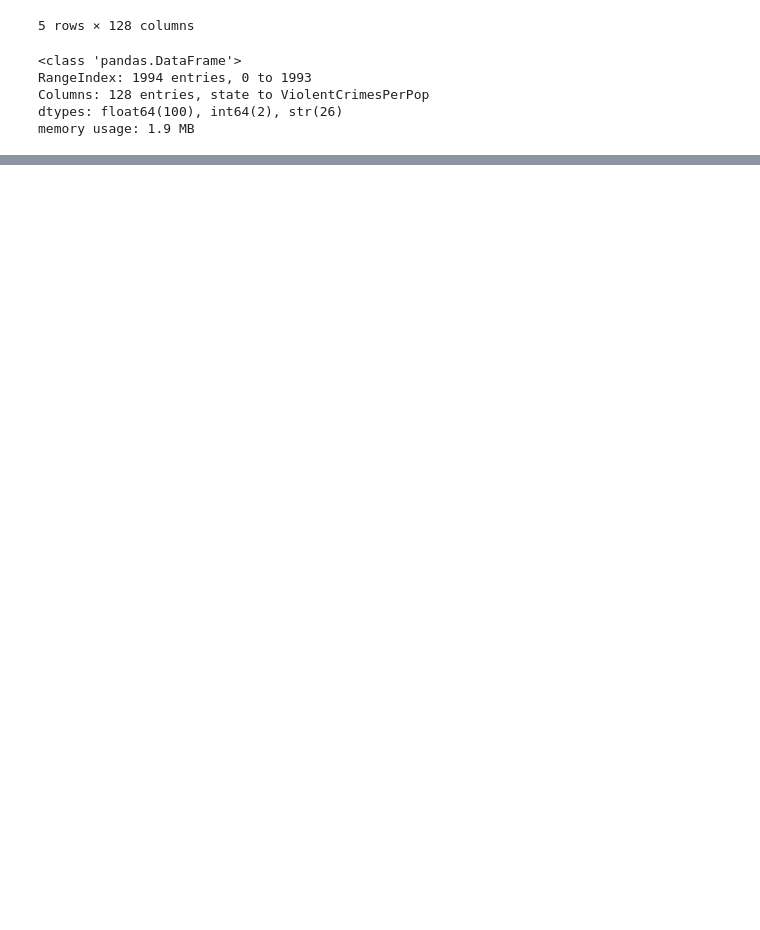
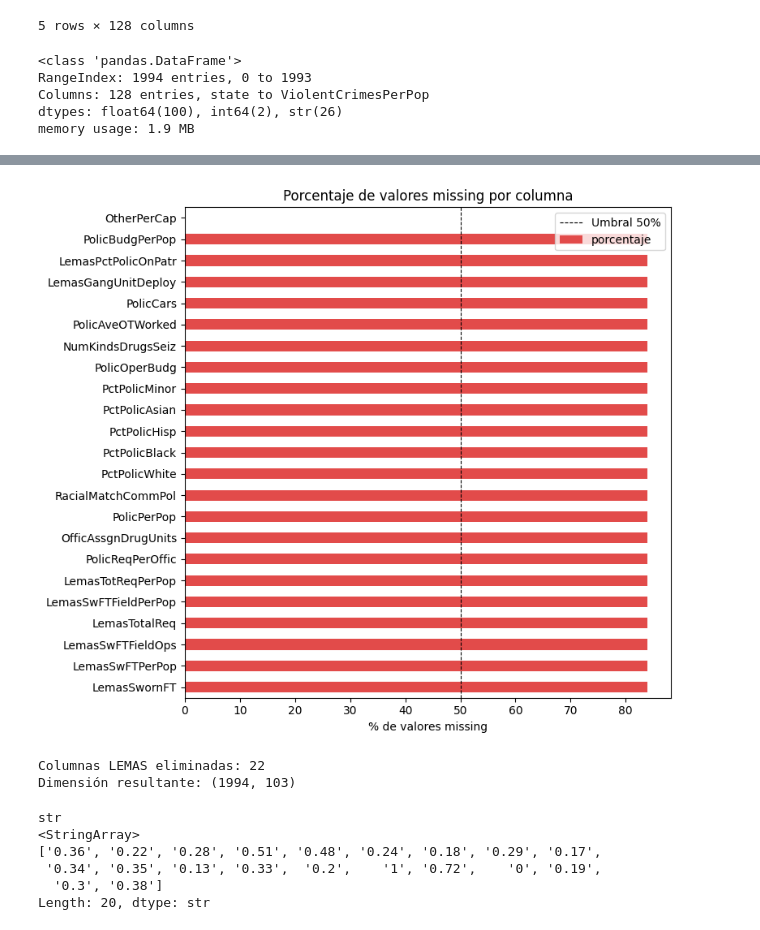
Before and after one commit to olarteViviana/ProyectoII, a Jupyter notebook: communities_and_crime_ucirepo.ipynb, the cells around one changed output, grey strips where cells are left out. Cells and saved outputs as stored; diff of their text form; code cells hidden in the pictures; blank space fills up the shorter version.

```diff
--- a/communities_and_crime_ucirepo.ipynb
+++ b/communities_and_crime_ucirepo.ipynb
@@ -119,0 +132,23 @@ memory usage: 1.9 MB
+# %%
+
+import pandas as pd
+
+missing = df.isnull().sum()
+
+missing_pct = (missing / len(df) * 100).round(2)
+
+resumen_missing = pd.DataFrame({
+
+     'cantidad': missing,
+
+     'porcentaje': missing_pct
+
+ }).query('cantidad > 0').sort_values('porcentaje', ascending=False)
+
+print(f"Columnas con missing: {len(resumen_missing)}")
+
+print(f"Columnas sin missing: {(missing == 0).sum()}")
+
+print()
+
+resumen_missing
@@ -119,0 +175,49 @@ memory usage: 1.9 MB
+# %%
+import matplotlib.pyplot as plt
+
+fig, ax = plt.subplots(figsize=(8, 7))
+
+colores = ['#E24B4A' if p >= 50 else '#F09595' for p in resumen_missing['porcentaje']]
+
+resumen_missing['porcentaje'].plot(kind='barh', ax=ax, color=colores)
+
+ax.axvline(x=50, color='black', linestyle='--', linewidth=0.8, label='Umbral 50%')
+
+ax.set_xlabel('% de valores missing')
+
+ax.set_title('Porcentaje de valores missing por columna')
+
+ax.legend()
+
+plt.tight_layout()
+
+plt.show()
+# %% [output]
+[figure, added]
+# %%
+cols_lemas = [
+    'LemasSwornFT', 'LemasSwFTPerPop', 'LemasSwFTFieldOps', 'LemasSwFTFieldPerPop',
+    'LemasTotalReq', 'LemasTotReqPerPop', 'PolicReqPerOffic', 'PolicPerPop',
+    'RacialMatchCommPol', 'PctPolicWhite', 'PctPolicBlack', 'PctPolicHisp',
+    'PctPolicAsian', 'PctPolicMinor', 'OfficAssgnDrugUnits', 'NumKindsDrugsSeiz',
+    'PolicAveOTWorked', 'PolicCars', 'PolicOperBudg', 'LemasPctPolicOnPatr',
+    'LemasGangUnitDeploy', 'PolicBudgPerPop'
+]
+
+df = df.drop(columns=cols_lemas)
+
+print(f"Columnas LEMAS eliminadas: {len(cols_lemas)}")
+print(f"Dimensión resultante: {df.shape}")
+# %% [output]
+Columnas LEMAS eliminadas: 22
+Dimensión resultante: (1994, 103)
+# %%
+print(df['OtherPerCap'].dtype)
+print(df['OtherPerCap'].unique()[:20])
+# %% [output]
+str
+<StringArray>
+['0.36', '0.22', '0.28', '0.51', '0.48', '0.24', '0.18', '0.29', '0.17',
+ '0.34', '0.35', '0.13', '0.33',  '0.2',    '1', '0.72',    '0', '0.19',
+  '0.3', '0.38']
+Length: 20, dtype: str
```
Also changed, not shown: parts of 19 cells of this notebook, 2 other files.
